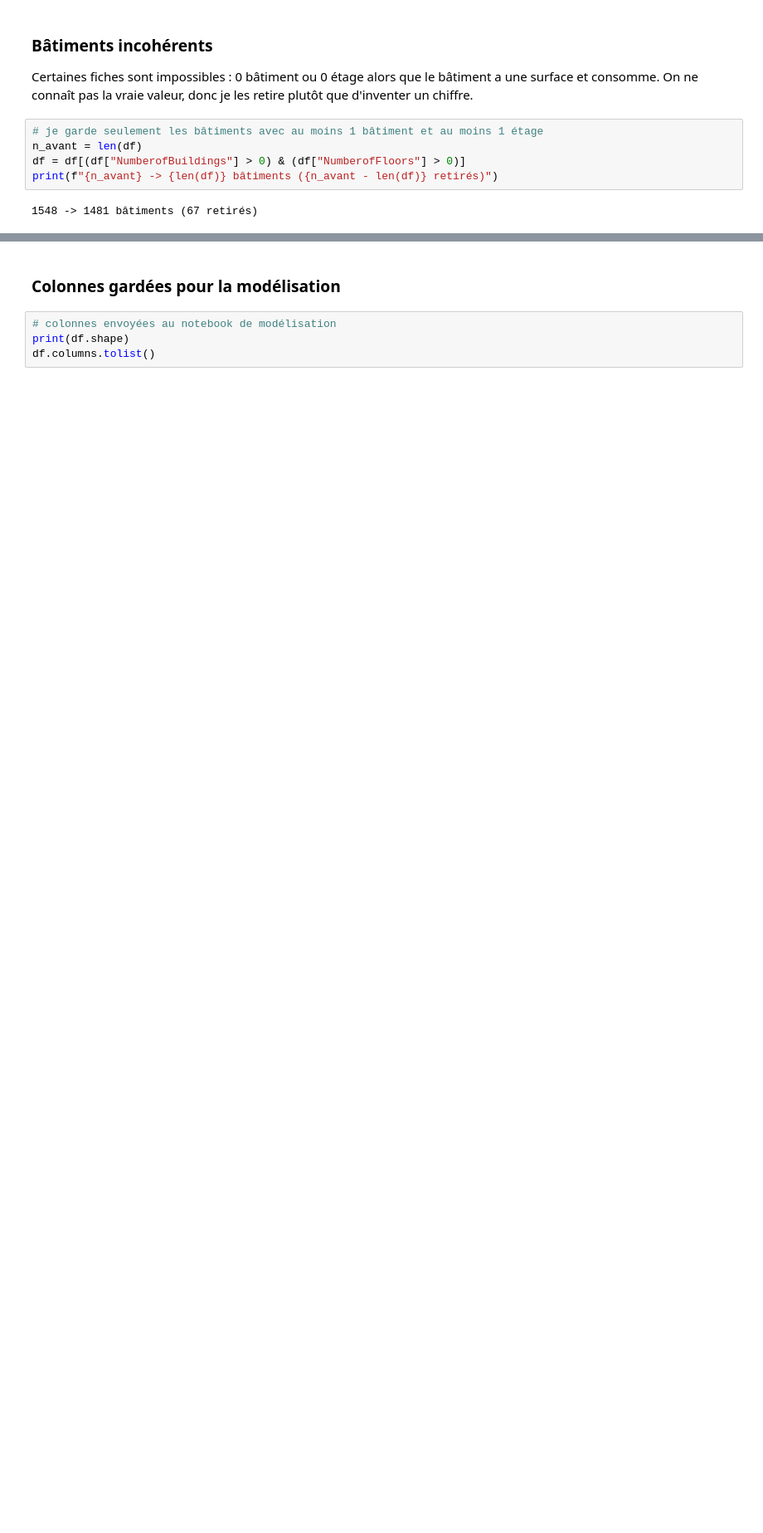
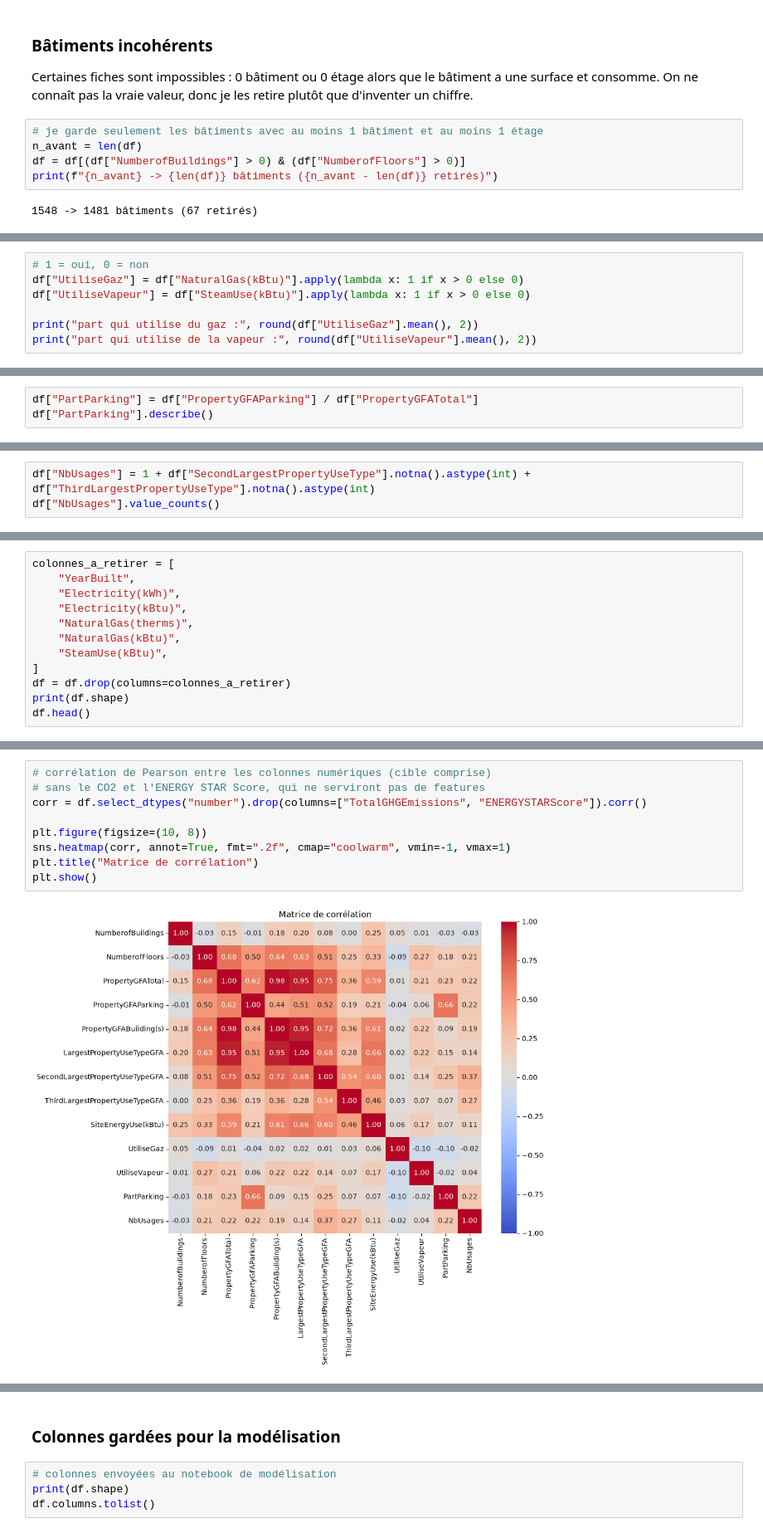
Before and after one commit to pierre-angelo-commits/p3-consommation-batiments-seattle, a Jupyter notebook: 01_analyse_exploratoire.ipynb, the cells around one changed output, grey strips where cells are left out. Shown at 83% size. Cells and saved outputs as stored; diff of their text form; blank space fills up the shorter version.

```diff
--- a/01_analyse_exploratoire.ipynb
+++ b/01_analyse_exploratoire.ipynb
@@ -245,0 +309,7 @@ print(f"{n_avant} -> {len(df)} bâtiments ({n_avant - len(df)} retirés)")
+# %%
+# 1 = oui, 0 = non
+df["UtiliseGaz"] = df["NaturalGas(kBtu)"].apply(lambda x: 1 if x > 0 else 0)
+df["UtiliseVapeur"] = df["SteamUse(kBtu)"].apply(lambda x: 1 if x > 0 else 0)
+
+print("part qui utilise du gaz :", round(df["UtiliseGaz"].mean(), 2))
+print("part qui utilise de la vapeur :", round(df["UtiliseVapeur"].mean(), 2))
@@ -245,0 +323,3 @@ print(f"{n_avant} -> {len(df)} bâtiments ({n_avant - len(df)} retirés)")
+# %%
+df["PartParking"] = df["PropertyGFAParking"] / df["PropertyGFATotal"]
+df["PartParking"].describe()
@@ -245,0 +340,3 @@ print(f"{n_avant} -> {len(df)} bâtiments ({n_avant - len(df)} retirés)")
+# %%
+df["NbUsages"] = 1 + df["SecondLargestPropertyUseType"].notna().astype(int) + df["ThirdLargestPropertyUseType"].notna().astype(int)
+df["NbUsages"].value_counts()
@@ -245,0 +357,12 @@ print(f"{n_avant} -> {len(df)} bâtiments ({n_avant - len(df)} retirés)")
+# %%
+colonnes_a_retirer = [
+    "YearBuilt",
+    "Electricity(kWh)",
+    "Electricity(kBtu)",
+    "NaturalGas(therms)",
+    "NaturalGas(kBtu)",
+    "SteamUse(kBtu)",
+]
+df = df.drop(columns=colonnes_a_retirer)
+print(df.shape)
+df.head()
@@ -245,0 +384,11 @@ print(f"{n_avant} -> {len(df)} bâtiments ({n_avant - len(df)} retirés)")
+# %%
+# corrélation de Pearson entre les colonnes numériques (cible comprise)
+# sans le CO2 et l'ENERGY STAR Score, qui ne serviront pas de features
+corr = df.select_dtypes("number").drop(columns=["TotalGHGEmissions", "ENERGYSTARScore"]).corr()
+
+plt.figure(figsize=(10, 8))
+sns.heatmap(corr, annot=True, fmt=".2f", cmap="coolwarm", vmin=-1, vmax=1)
+plt.title("Matrice de corrélation")
+plt.show()
+# %% [output]
+[figure, added]
```
Also changed, not shown: parts of 36 cells of this notebook, 1 other file.
